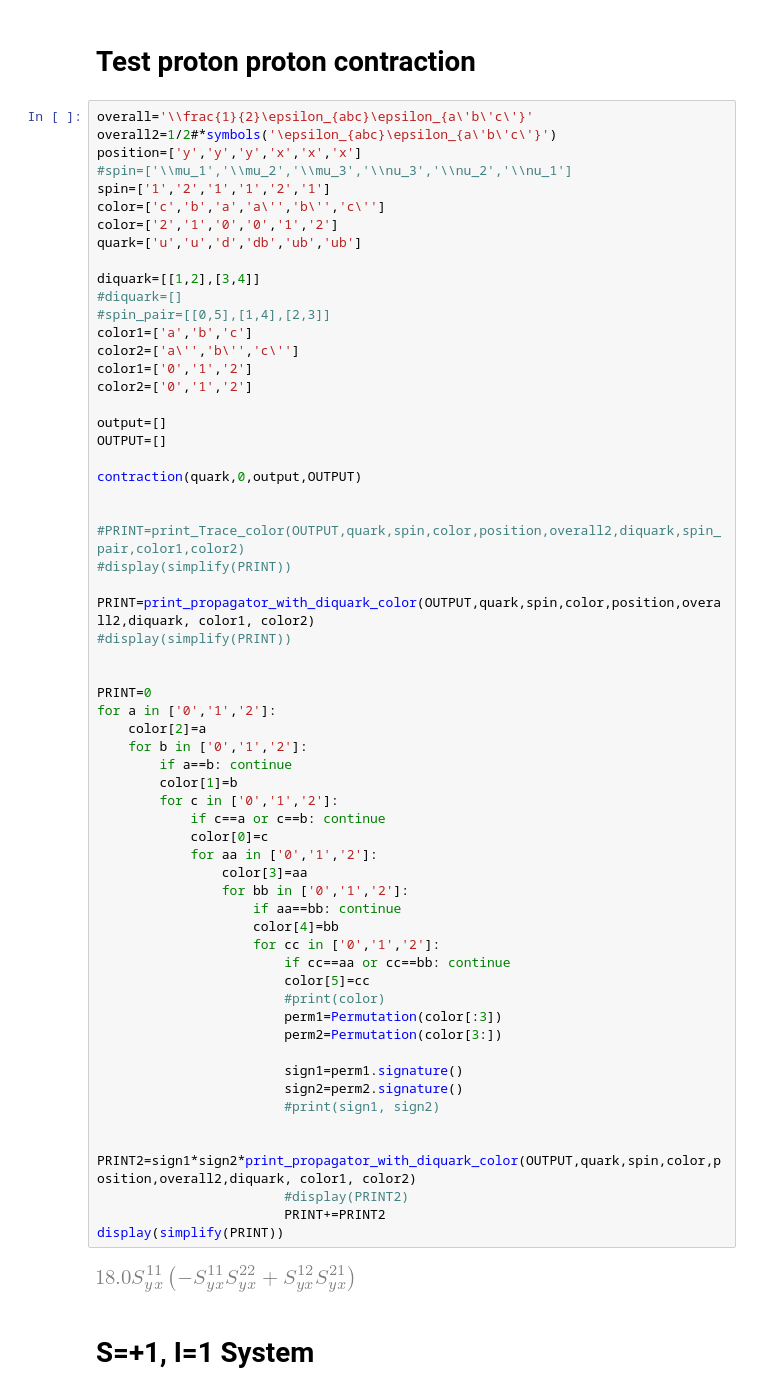
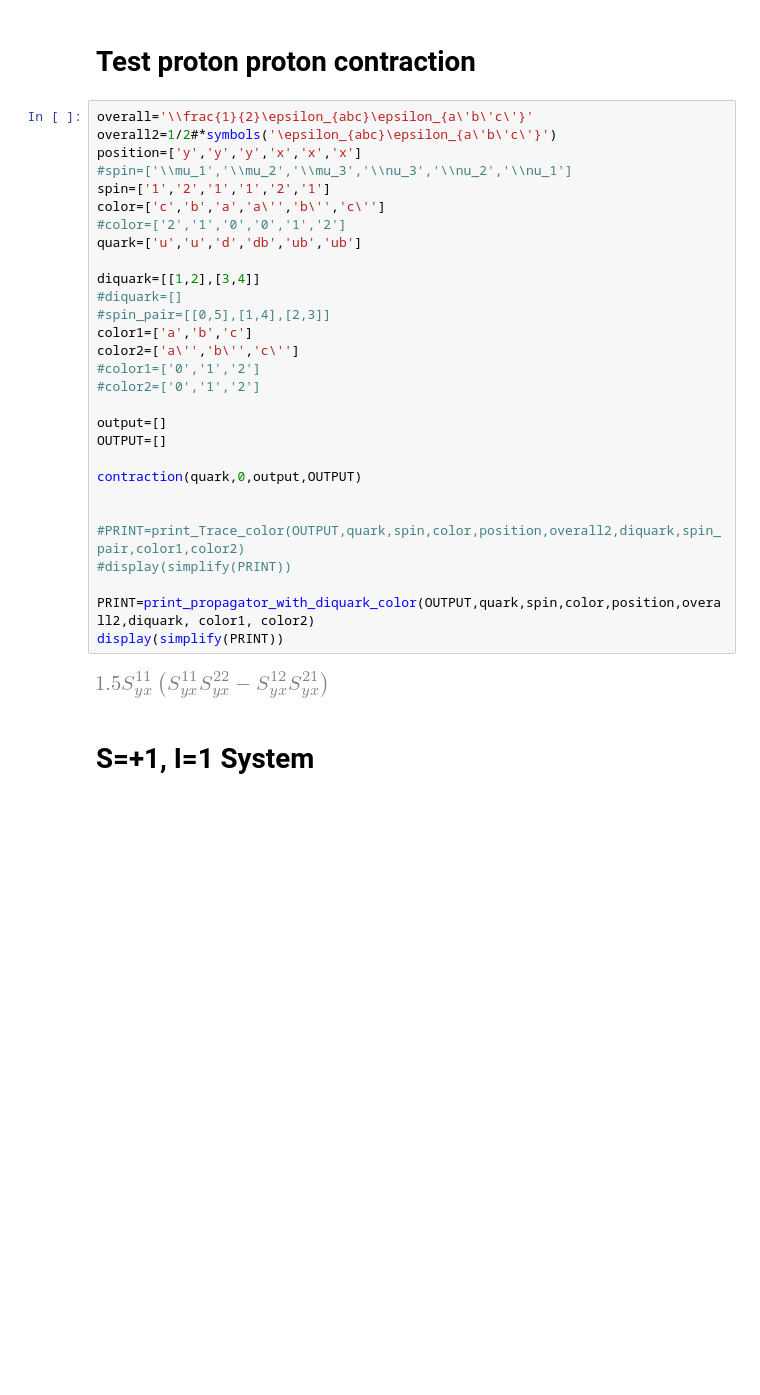
Before and after one commit to luutom/su3, a Jupyter notebook: notebooks/contraction.ipynb, the cells around one changed output. Saved outputs shown, nothing was run; the diff lists cells and outputs as text; blank space fills up the shorter version.

```diff
--- a/notebooks/contraction.ipynb
+++ b/notebooks/contraction.ipynb
@@ -481,65 +851,34 @@ def print_Trace_color(OUTPUT,quark,spin,color,position,overall,diquark,spin_pair
 # %%
 overall='\\frac{1}{2}\epsilon_{abc}\epsilon_{a\'b\'c\'}'
 overall2=1/2#*symbols('\epsilon_{abc}\epsilon_{a\'b\'c\'}')
 position=['y','y','y','x','x','x']
 #spin=['\\mu_1','\\mu_2','\\mu_3','\\nu_3','\\nu_2','\\nu_1']
 spin=['1','2','1','1','2','1']
 color=['c','b','a','a\'','b\'','c\'']
-color=['2','1','0','0','1','2']
+#color=['2','1','0','0','1','2']
 quark=['u','u','d','db','ub','ub']
 
 diquark=[[1,2],[3,4]]
 #diquark=[]
 #spin_pair=[[0,5],[1,4],[2,3]]
 color1=['a','b','c']
 color2=['a\'','b\'','c\'']
-color1=['0','1','2']
-color2=['0','1','2']
+#color1=['0','1','2']
+#color2=['0','1','2']
 
 output=[]
 OUTPUT=[]
 
 contraction(quark,0,output,OUTPUT)
 
 
 #PRINT=print_Trace_color(OUTPUT,quark,spin,color,position,overall2,diquark,spin_pair,color1,color2)
 #display(simplify(PRINT))
 
 PRINT=print_propagator_with_diquark_color(OUTPUT,quark,spin,color,position,overall2,diquark, color1, color2)
-#display(simplify(PRINT))
-
-
-PRINT=0
-for a in ['0','1','2']:
-    color[2]=a
-    for b in ['0','1','2']:
-        if a==b: continue
-        color[1]=b
-        for c in ['0','1','2']:
-            if c==a or c==b: continue
-            color[0]=c
-            for aa in ['0','1','2']:
-                color[3]=aa
-                for bb in ['0','1','2']:
-                    if aa==bb: continue
-                    color[4]=bb
-                    for cc in ['0','1','2']:
-                        if cc==aa or cc==bb: continue
-                        color[5]=cc
-                        #print(color)
-                        perm1=Permutation(color[:3])
-                        perm2=Permutation(color[3:])
-
-                        sign1=perm1.signature()
-                        sign2=perm2.signature()
-                        #print(sign1, sign2)
-
-                        PRINT2=sign1*sign2*print_propagator_with_diquark_color(OUTPUT,quark,spin,color,position,overall2,diquark, color1, color2)
-                        #display(PRINT2)
-                        PRINT+=PRINT2
 display(simplify(PRINT))
 # %% [output]
-[figure, old version]
+[figure, new version]
 # %% [markdown]
 # S=+1, I=1 System
 # %% [markdown]
```
Also changed, not shown: parts of 37 cells of this notebook.
